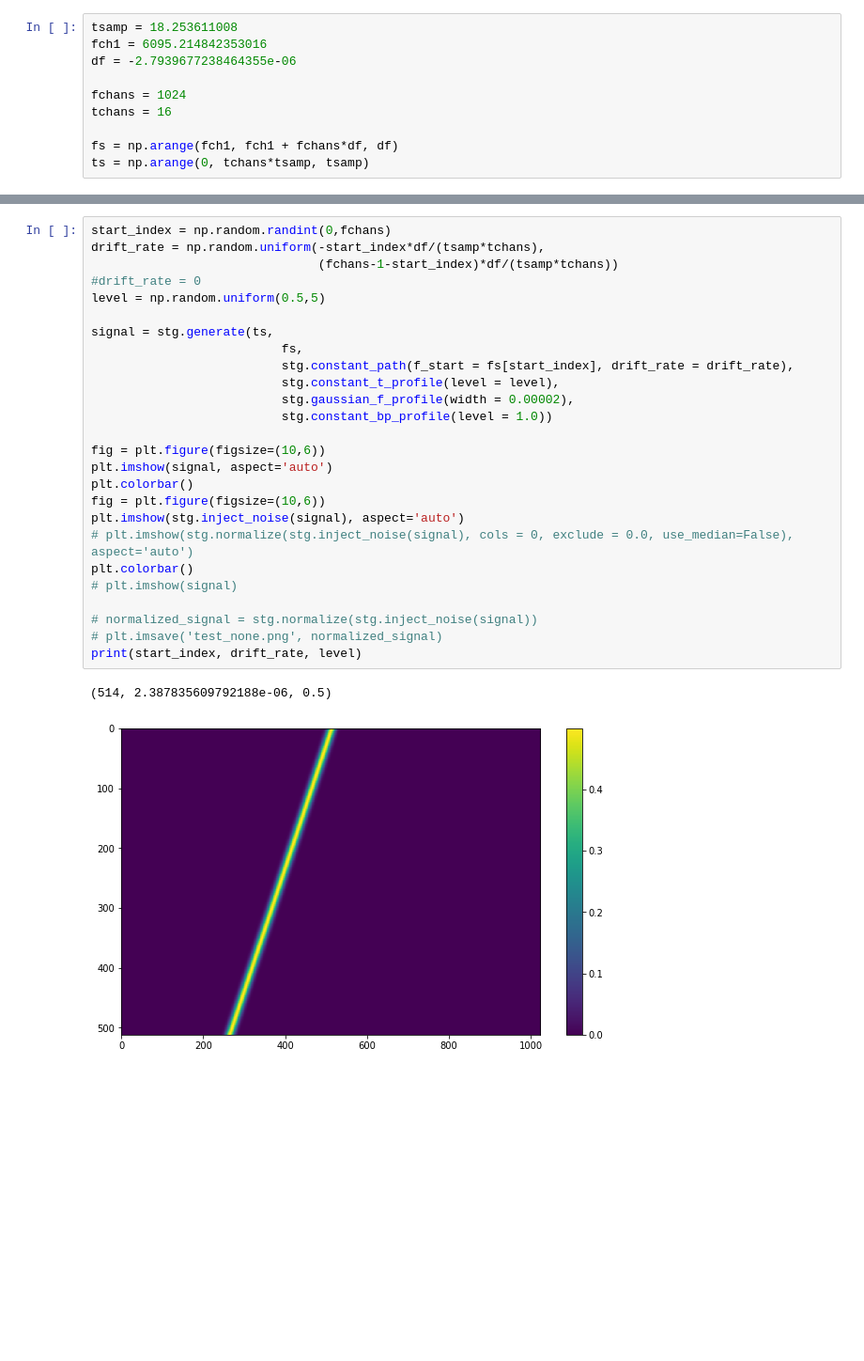
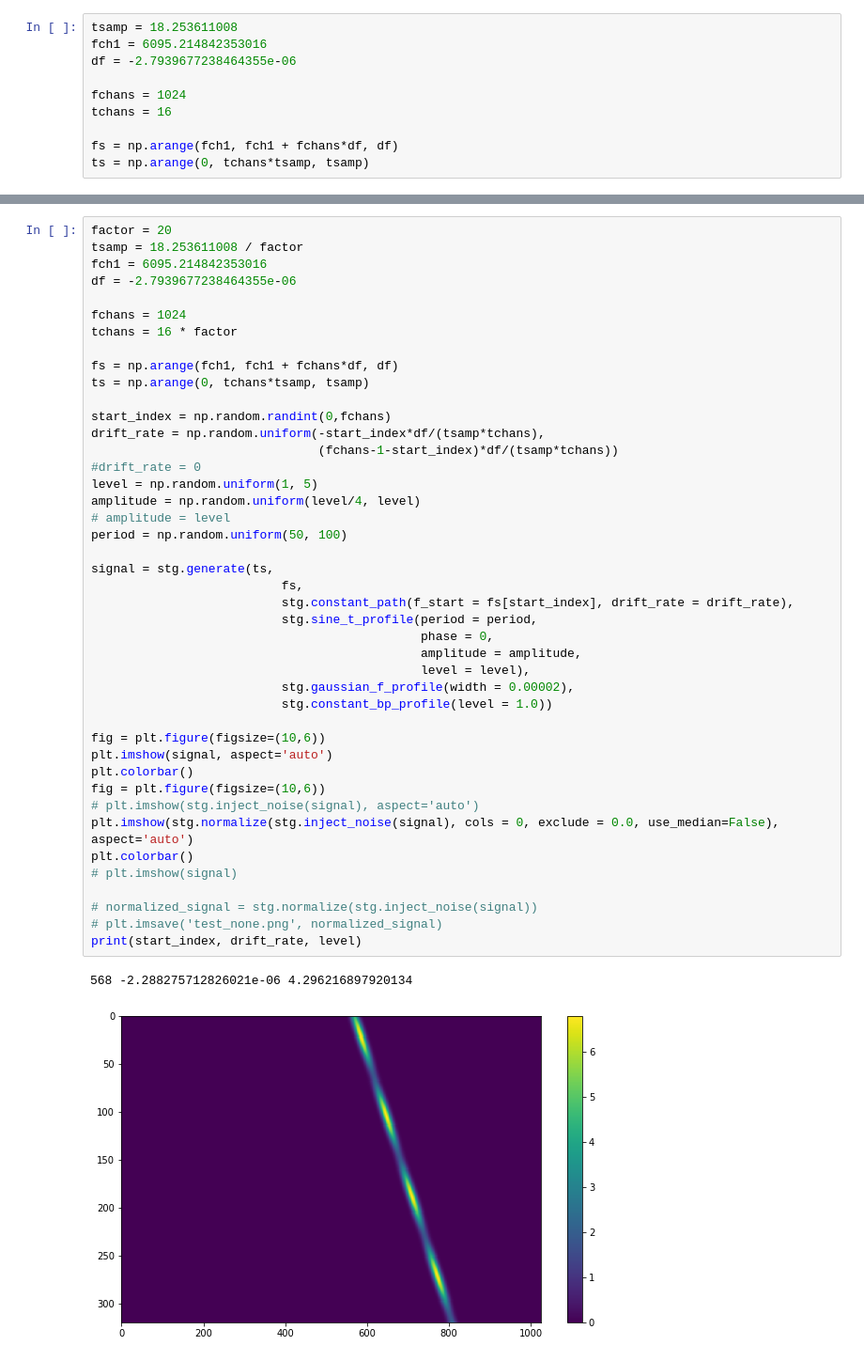
Before and after one commit to bbrzycki/setiml, a Jupyter notebook: jupyter-notebooks/Generate_fake_signals.ipynb, the cells around one changed output, grey strips where cells are left out. Shown at 94% size. Drawn from its saved outputs; the diff is of its cells as text; blank space fills up the shorter version.

```diff
--- a/jupyter-notebooks/Generate_fake_signals.ipynb
+++ b/jupyter-notebooks/Generate_fake_signals.ipynb
@@ -35,29 +35,46 @@ plt.colorbar()
 # %%
+factor = 20
+tsamp = 18.253611008 / factor
+fch1 = 6095.214842353016
+df = -2.7939677238464355e-06
+
+fchans = 1024
+tchans = 16 * factor
+
+fs = np.arange(fch1, fch1 + fchans*df, df)
+ts = np.arange(0, tchans*tsamp, tsamp)
+
 start_index = np.random.randint(0,fchans)
 drift_rate = np.random.uniform(-start_index*df/(tsamp*tchans),
                                (fchans-1-start_index)*df/(tsamp*tchans))
 #drift_rate = 0
-level = np.random.uniform(0.5,5)
+level = np.random.uniform(1, 5)
+amplitude = np.random.uniform(level/4, level)
+# amplitude = level
+period = np.random.uniform(50, 100)
 
 signal = stg.generate(ts,
                           fs,
                           stg.constant_path(f_start = fs[start_index], drift_rate = drift_rate),
-                          stg.constant_t_profile(level = level),
+                          stg.sine_t_profile(period = period,
+                                             phase = 0,
+                                             amplitude = amplitude,
+                                             level = level),
                           stg.gaussian_f_profile(width = 0.00002),
                           stg.constant_bp_profile(level = 1.0))
 
 fig = plt.figure(figsize=(10,6))
 plt.imshow(signal, aspect='auto')
 plt.colorbar()
 fig = plt.figure(figsize=(10,6))
-plt.imshow(stg.inject_noise(signal), aspect='auto')
-# plt.imshow(stg.normalize(stg.inject_noise(signal), cols = 0, exclude = 0.0, use_median=False), aspect='auto')
+# plt.imshow(stg.inject_noise(signal), aspect='auto')
+plt.imshow(stg.normalize(stg.inject_noise(signal), cols = 0, exclude = 0.0, use_median=False), aspect='auto')
 plt.colorbar()
 # plt.imshow(signal)
 
 # normalized_signal = stg.normalize(stg.inject_noise(signal))
 # plt.imsave('test_none.png', normalized_signal)
 print(start_index, drift_rate, level)
 # %% [output]
-(514, 2.387835609792188e-06, 0.5)
+568 -2.288275712826021e-06 4.296216897920134
-[figure, old version]
+[figure, new version]
```
Also changed, not shown: parts of 5 cells of this notebook, 14 other files.
